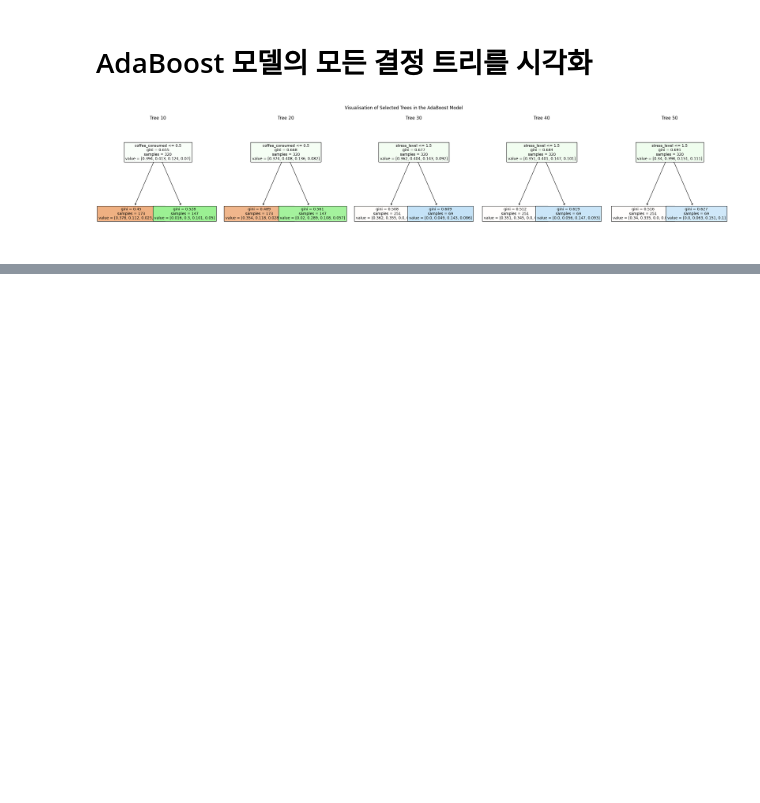
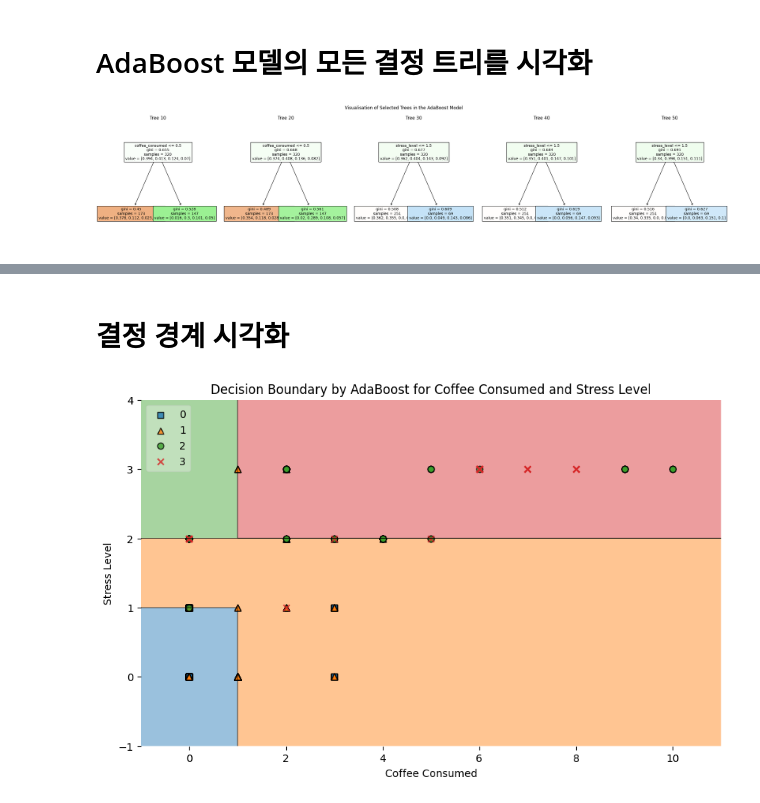
Before and after one commit to Githarold/codetree-TILs, a Jupyter notebook: data-mining-adaboost.ipynb, the cells around one changed output, grey strips where cells are left out. Cells and saved outputs as stored; diff of their text form; code cells hidden in the pictures; blank space fills up the shorter version.

```diff
--- a/data-mining-adaboost.ipynb
+++ b/data-mining-adaboost.ipynb
@@ -159,0 +177,20 @@ plt.show()
+# %% [markdown]
+# 결정 경계 시각화
+# %%
+# 데이터 선택
+X_reduced = X[['coffee_consumed', 'stress_level']]
+y_array = y.to_numpy()
+
+# AdaBoost 모델 다시 학습
+retrained_ada_model = AdaBoostClassifier(n_estimators=100, learning_rate=1.0, random_state=0)
+retrained_ada_model.fit(X_reduced, y_array)
+
+# 결정 경계 시각화
+plt.figure(figsize=(10, 6))
+plot_decision_regions(X_reduced.to_numpy(), y_array, clf=retrained_ada_model, legend=2)
+plt.title('Decision Boundary by AdaBoost for Coffee Consumed and Stress Level')
+plt.xlabel('Coffee Consumed')
+plt.ylabel('Stress Level')
+plt.show()
+# %% [output]
+[figure, added]
```
Also changed, not shown: parts of 7 cells of this notebook.
